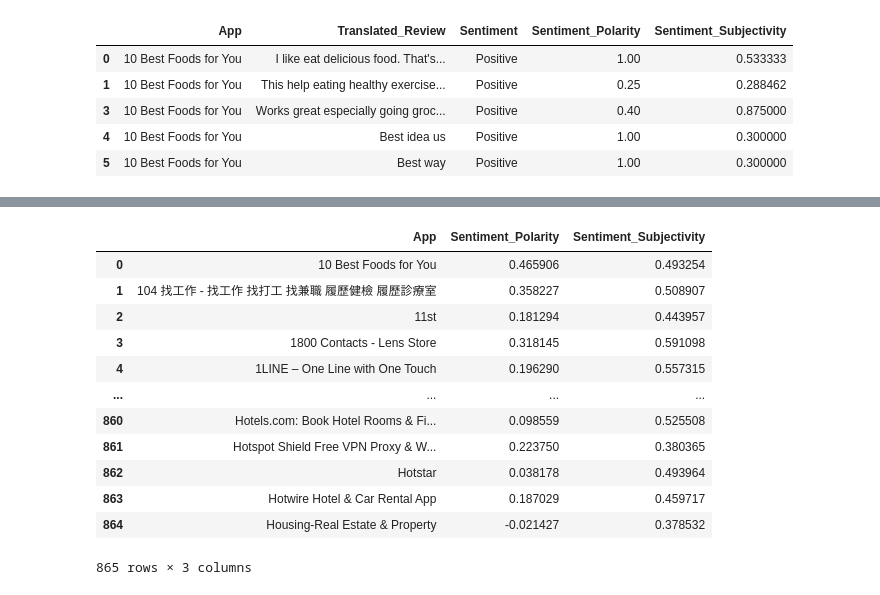
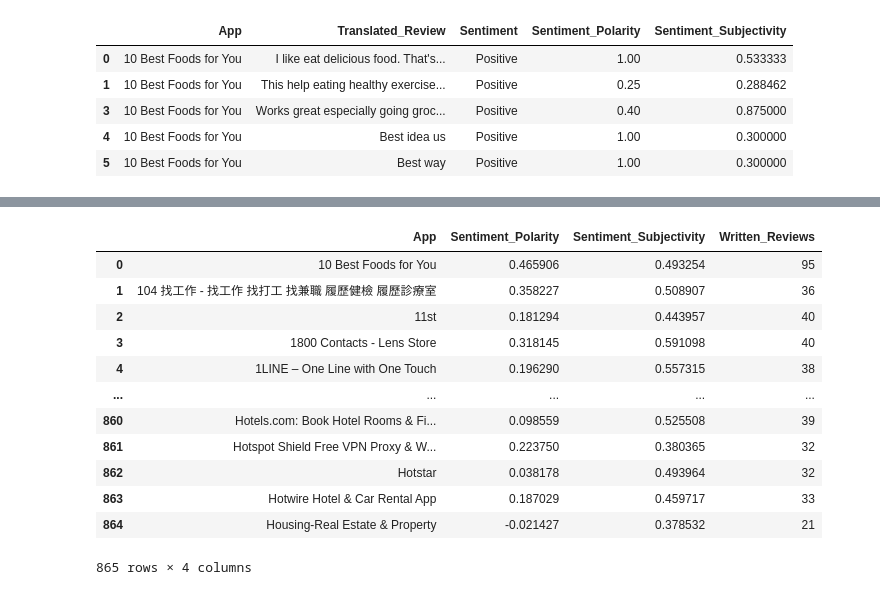
Before and after one commit to JMorganSparta/Project, a Jupyter notebook: Draft.ipynb, the cells around one changed output, grey strips where cells are left out. Drawn from its saved outputs; the diff is of its cells as text; code cells hidden in the pictures.

```diff
--- a/Draft.ipynb
+++ b/Draft.ipynb
@@ -27,5 +30,3 @@ review.head()
 | 5 | 10 Best Foods for You | Best way | Positive | 1.00 | 0.300000 |
 # %%
 review=review.drop(['Translated_Review','Sentiment'],axis='columns') # To get only app, polarity and, subjectivity
-# %%
-review['Number of written']=review.groupby('App').count()
@@ -47,22 +33,25 @@ review['Number of written']=review.groupby('App').count()
 # %%
 pol=review.groupby('App')['Sentiment_Polarity'].mean().reset_index() # grouped for polarity
-sub=review.groupby('App')['Sentiment_Subjectivity'].mean().reset_index() # grouped for subjectivity
-review=pd.merge(pol,sub,on='App') #merged into a dataset
+sub=review.groupby('App')['Sentiment_Subjectivity'].mean().reset_index()
+count=review.groupby('App')['Sentiment_Polarity'].count().reset_index()# grouped for subjectivity
+review=pd.merge(pol,sub,on='App')
+review=pd.merge(review,count,on='App')#merged into a dataset
+review.rename(columns={'Sentiment_Polarity_x':'Sentiment_Polarity','Sentiment_Polarity_y':'Written_Reviews'},inplace=True)
 review
 # %% [output]
-|  | App | Sentiment_Polarity | Sentiment_Subjectivity |
-| 0 | 10 Best Foods for You | 0.465906 | 0.493254 |
-| 1 | 104 找工作 - 找工作 找打工 找兼職 履歷健檢 履歷診療室 | 0.358227 | 0.508907 |
-| 2 | 11st | 0.181294 | 0.443957 |
-| 3 | 1800 Contacts - Lens Store | 0.318145 | 0.591098 |
-| 4 | 1LINE – One Line with One Touch | 0.196290 | 0.557315 |
-| ... | ... | ... | ... |
-| 860 | Hotels.com: Book Hotel Rooms & Fi... | 0.098559 | 0.525508 |
-| 861 | Hotspot Shield Free VPN Proxy & W... | 0.223750 | 0.380365 |
-| 862 | Hotstar | 0.038178 | 0.493964 |
-| 863 | Hotwire Hotel & Car Rental App | 0.187029 | 0.459717 |
-| 864 | Housing-Real Estate & Property | -0.021427 | 0.378532 |
+|  | App | Sentiment_Polarity | Sentiment_Subjectivity | Written_Reviews |
+| 0 | 10 Best Foods for You | 0.465906 | 0.493254 | 95 |
+| 1 | 104 找工作 - 找工作 找打工 找兼職 履歷健檢 履歷診療室 | 0.358227 | 0.508907 | 36 |
+| 2 | 11st | 0.181294 | 0.443957 | 40 |
+| 3 | 1800 Contacts - Lens Store | 0.318145 | 0.591098 | 40 |
+| 4 | 1LINE – One Line with One Touch | 0.196290 | 0.557315 | 38 |
+| ... | ... | ... | ... | ... |
+| 860 | Hotels.com: Book Hotel Rooms & Fi... | 0.098559 | 0.525508 | 39 |
+| 861 | Hotspot Shield Free VPN Proxy & W... | 0.223750 | 0.380365 | 32 |
+| 862 | Hotstar | 0.038178 | 0.493964 | 32 |
+| 863 | Hotwire Hotel & Car Rental App | 0.187029 | 0.459717 | 33 |
+| 864 | Housing-Real Estate & Property | -0.021427 | 0.378532 | 21 |
-865 rows × 3 columns
+865 rows × 4 columns
 # %%
 #polarity is how positive the review is,
 #the higher the subjectivity, the more subjective the review is so we reverse by doing 1-subjectivity
```
Also changed, not shown: parts of 54 cells of this notebook.
